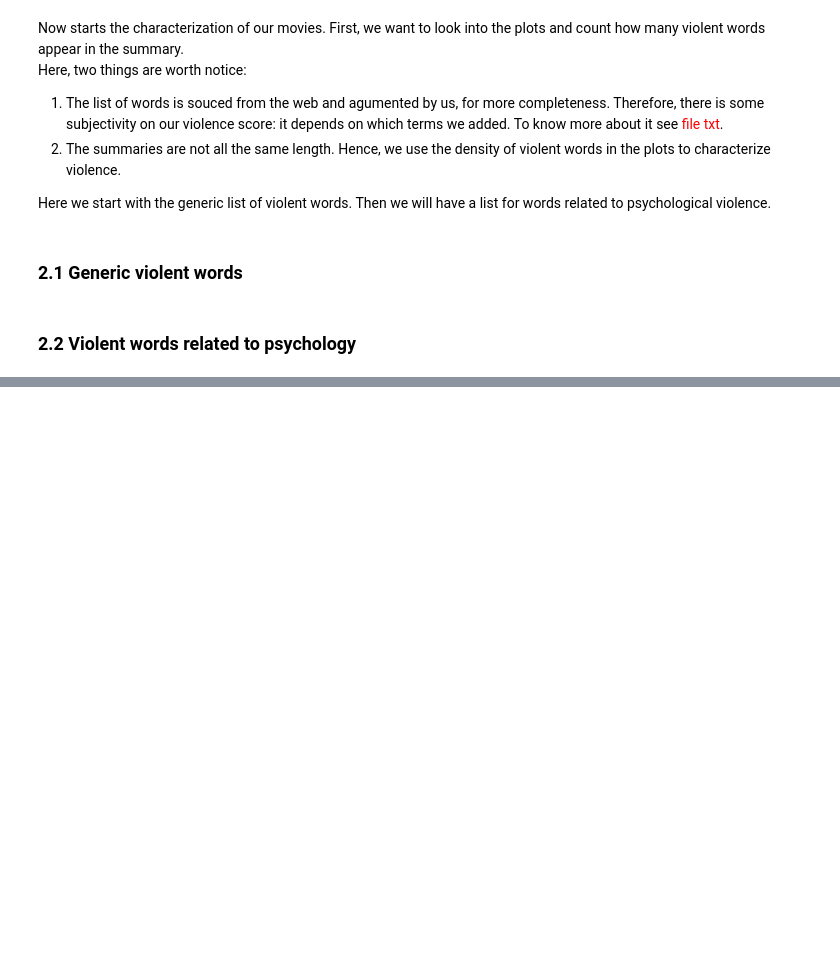
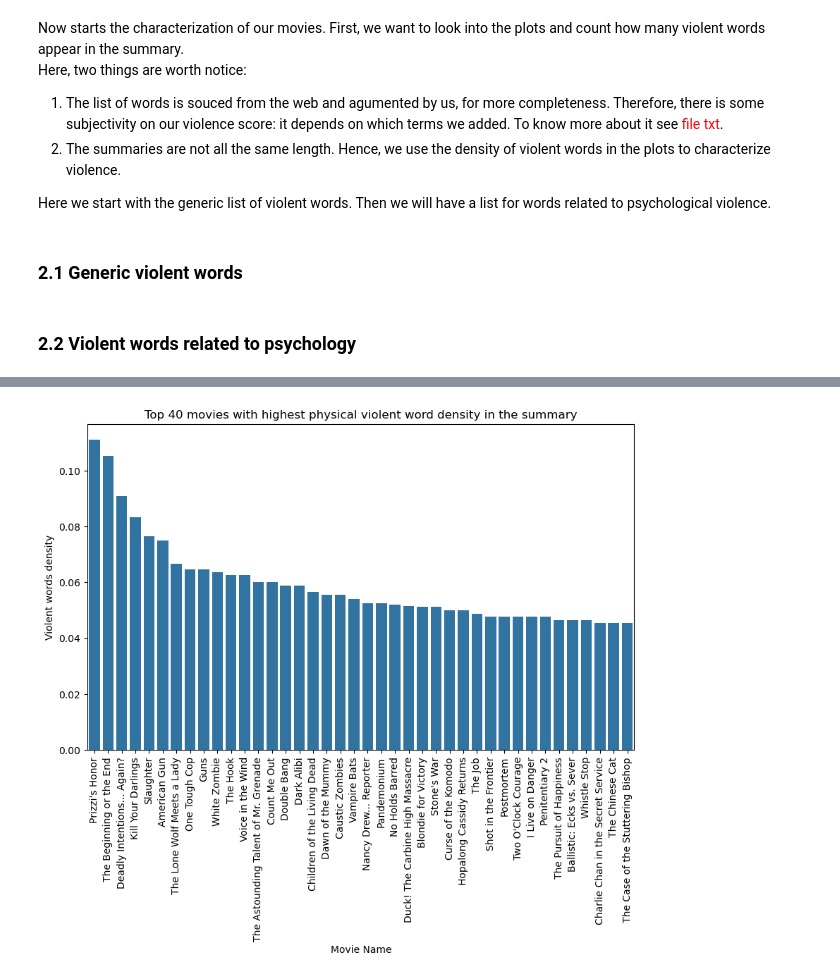
Before and after one commit to epfl-ada/ada-2024-project-alligatorsdontapologize24, a Jupyter notebook: results.ipynb, the cells around one changed output, grey strips where cells are left out. Drawn from its saved outputs; the diff is of its cells as text; code cells hidden in the pictures; blank space fills up the shorter version.

```diff
--- a/results.ipynb
+++ b/results.ipynb
@@ -825,0 +854,20 @@ ImportError: Missing optional dependency 'openpyxl'.  Use pip or conda to instal
+# %%
+# Let's plot the 40 most violent (physically) movies
+
+# First we sort the values
+Count_violent_sorted_physical = Count_violent.sort_values(by='density word_count_Physical_violence', ascending=False)
+
+# We retreive the movie name from the Movie_Data dataframe
+indices_physical_violence = Count_violent_sorted_physical.head(40).index
+movie_names = Movie_Data.loc[indices_physical_violence, 'Movie name']
+density_physical_violence = Count_violent_sorted_physical.head(40)['density word_count_Physical_violence']
+
+plt.figure(figsize=(10, 6))
+sns.barplot(x=movie_names, y=density_physical_violence)
+plt.xlabel("Movie Name")
+plt.ylabel("Violent words density")
+plt.title("Top 40 movies with highest physical violent word density in the summary")
+plt.xticks(rotation=90)
+plt.show()
+# %% [output]
+[figure, added]
```
Also changed, not shown: parts of 6 cells of this notebook.
